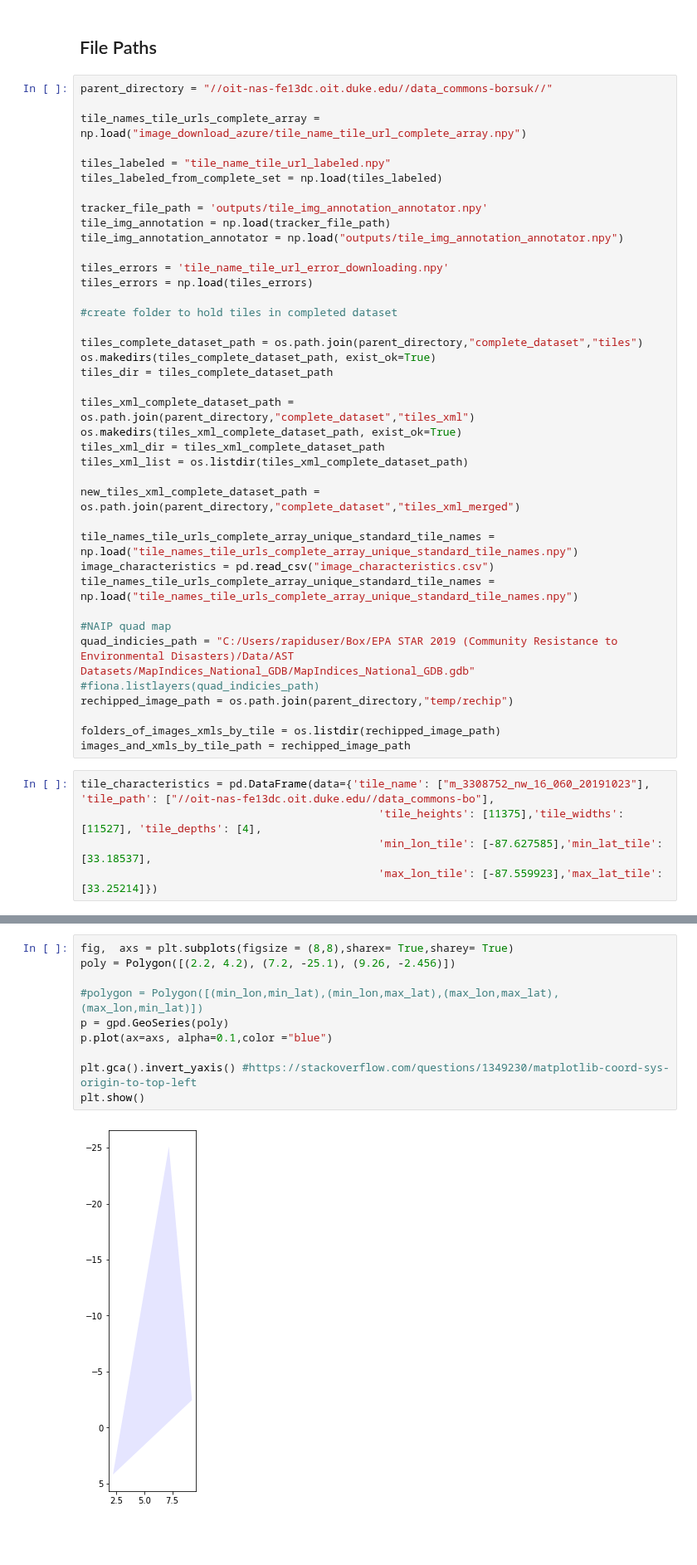
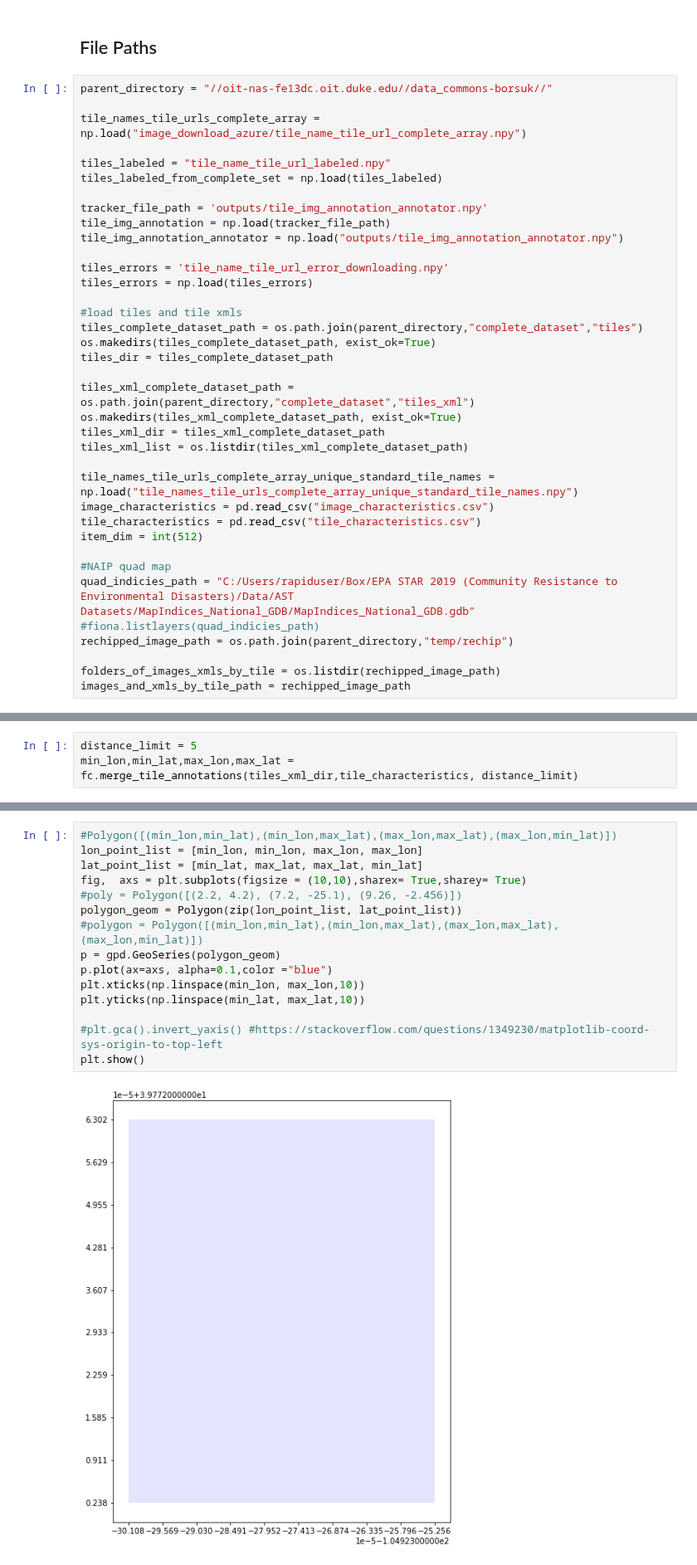
Before and after one commit to celinerobi/ast_dataset, a Jupyter notebook: data_download_and_preprocessing/Untitled1.ipynb, the cells around one changed output, grey strips where cells are left out. Shown at 83% size. Cells and saved outputs as stored; diff of their text form; blank space fills up the shorter version.

Commit message:
merging tiles, bbox merge works, issues saving gpd, updating shapely

```diff
--- a/data_download_and_preprocessing/Untitled1.ipynb
+++ b/data_download_and_preprocessing/Untitled1.ipynb
@@ -118,8 +118,7 @@ tile_img_annotation_annotator = np.load("outputs/tile_img_annotation_annotator.n
 tiles_errors = 'tile_name_tile_url_error_downloading.npy'
 tiles_errors = np.load(tiles_errors)
 
-#create folder to hold tiles in completed dataset
-
+#load tiles and tile xmls
 tiles_complete_dataset_path = os.path.join(parent_directory,"complete_dataset","tiles")
 os.makedirs(tiles_complete_dataset_path, exist_ok=True)
 tiles_dir = tiles_complete_dataset_path
@@ -129,11 +128,10 @@ os.makedirs(tiles_xml_complete_dataset_path, exist_ok=True)
 tiles_xml_dir = tiles_xml_complete_dataset_path
 tiles_xml_list = os.listdir(tiles_xml_complete_dataset_path)
 
-new_tiles_xml_complete_dataset_path = os.path.join(parent_directory,"complete_dataset","tiles_xml_merged")
-
 tile_names_tile_urls_complete_array_unique_standard_tile_names = np.load("tile_names_tile_urls_complete_array_unique_standard_tile_names.npy")
 image_characteristics = pd.read_csv("image_characteristics.csv")
-tile_names_tile_urls_complete_array_unique_standard_tile_names = np.load("tile_names_tile_urls_complete_array_unique_standard_tile_names.npy")
+tile_characteristics = pd.read_csv("tile_characteristics.csv")
+item_dim = int(512)
 
 #NAIP quad map
 quad_indicies_path = "C:/Users/rapiduser/Box/EPA STAR 2019 (Community Resistance to Environmental Disasters)/Data/AST Datasets/MapIndices_National_GDB/MapIndices_National_GDB.gdb"
@@ -142,8 +140,3 @@ rechipped_image_path = os.path.join(parent_directory,"temp/rechip")
 
 folders_of_images_xmls_by_tile = os.listdir(rechipped_image_path)
 images_and_xmls_by_tile_path = rechipped_image_path
-# %%
-tile_characteristics = pd.DataFrame(data={'tile_name': ["m_3308752_nw_16_060_20191023"], 'tile_path': ["//oit-nas-fe13dc.oit.duke.edu//data_commons-bo"],
-                                              'tile_heights': [11375],'tile_widths': [11527], 'tile_depths': [4],
-                                              'min_lon_tile': [-87.627585],'min_lat_tile': [33.18537],
-                                              'max_lon_tile': [-87.559923],'max_lat_tile': [33.25214]})
@@ -259,0 +153,3 @@ gdf.to_json()
+# %%
+distance_limit = 5
+min_lon,min_lat,max_lon,max_lat = fc.merge_tile_annotations(tiles_xml_dir,tile_characteristics, distance_limit)
@@ -260,12 +163,17 @@ gdf.to_json()
 # %%
-fig,  axs = plt.subplots(figsize = (8,8),sharex= True,sharey= True)
-poly = Polygon([(2.2, 4.2), (7.2, -25.1), (9.26, -2.456)])
+#Polygon([(min_lon,min_lat),(min_lon,max_lat),(max_lon,max_lat),(max_lon,min_lat)])
+lon_point_list = [min_lon, min_lon, max_lon, max_lon]
+lat_point_list = [min_lat, max_lat, max_lat, min_lat]
+fig,  axs = plt.subplots(figsize = (10,10),sharex= True,sharey= True)
+#poly = Polygon([(2.2, 4.2), (7.2, -25.1), (9.26, -2.456)])
+polygon_geom = Polygon(zip(lon_point_list, lat_point_list))
+#polygon = Polygon([(min_lon,min_lat),(min_lon,max_lat),(max_lon,max_lat),(max_lon,min_lat)])
+p = gpd.GeoSeries(polygon_geom)
+p.plot(ax=axs, alpha=0.1,color ="blue")
+plt.xticks(np.linspace(min_lon, max_lon,10))
+plt.yticks(np.linspace(min_lat, max_lat,10))
 
-#polygon = Polygon([(min_lon,min_lat),(min_lon,max_lat),(max_lon,max_lat),(max_lon,min_lat)])
-p = gpd.GeoSeries(poly)
-p.plot(ax=axs, alpha=0.1,color ="blue")
-
-plt.gca().invert_yaxis() #https://stackoverflow.com/questions/1349230/matplotlib-coord-sys-origin-to-top-left
+#plt.gca().invert_yaxis() #https://stackoverflow.com/questions/1349230/matplotlib-coord-sys-origin-to-top-left
 plt.show()
 # %% [output]
-[figure, old version]
+[figure, new version]
```
Also changed, not shown: parts of 17 cells of this notebook, 5 other files.
